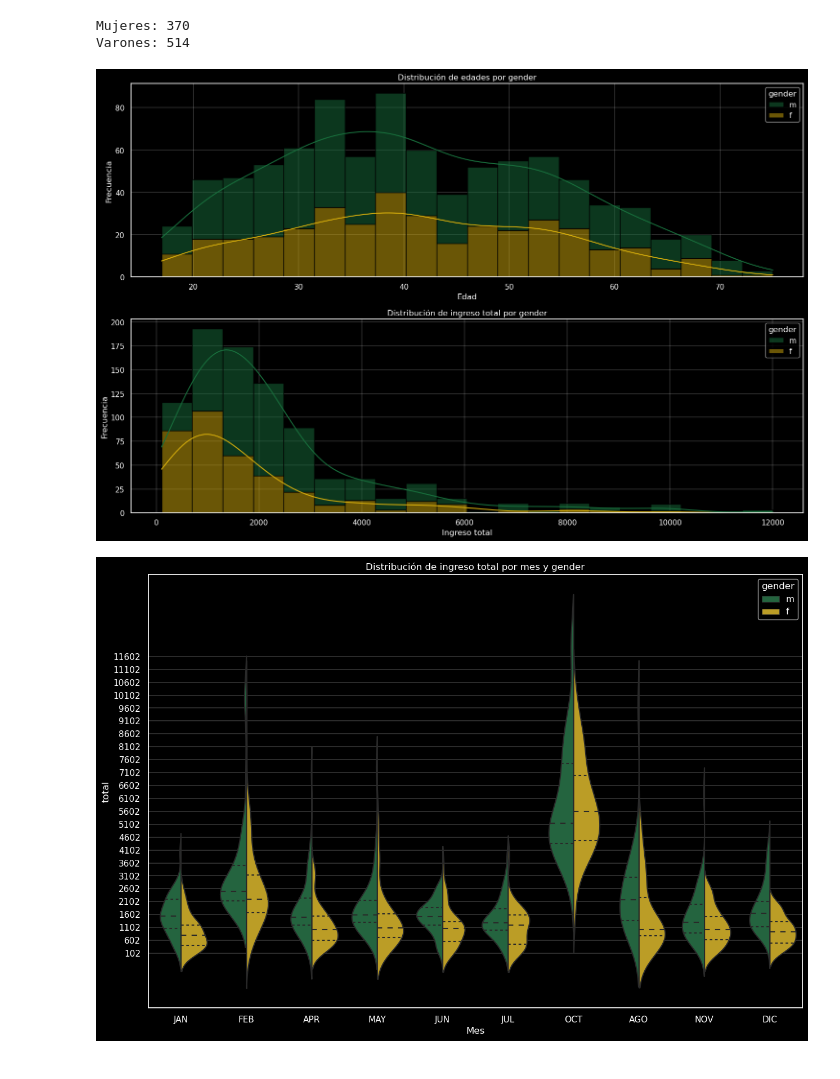
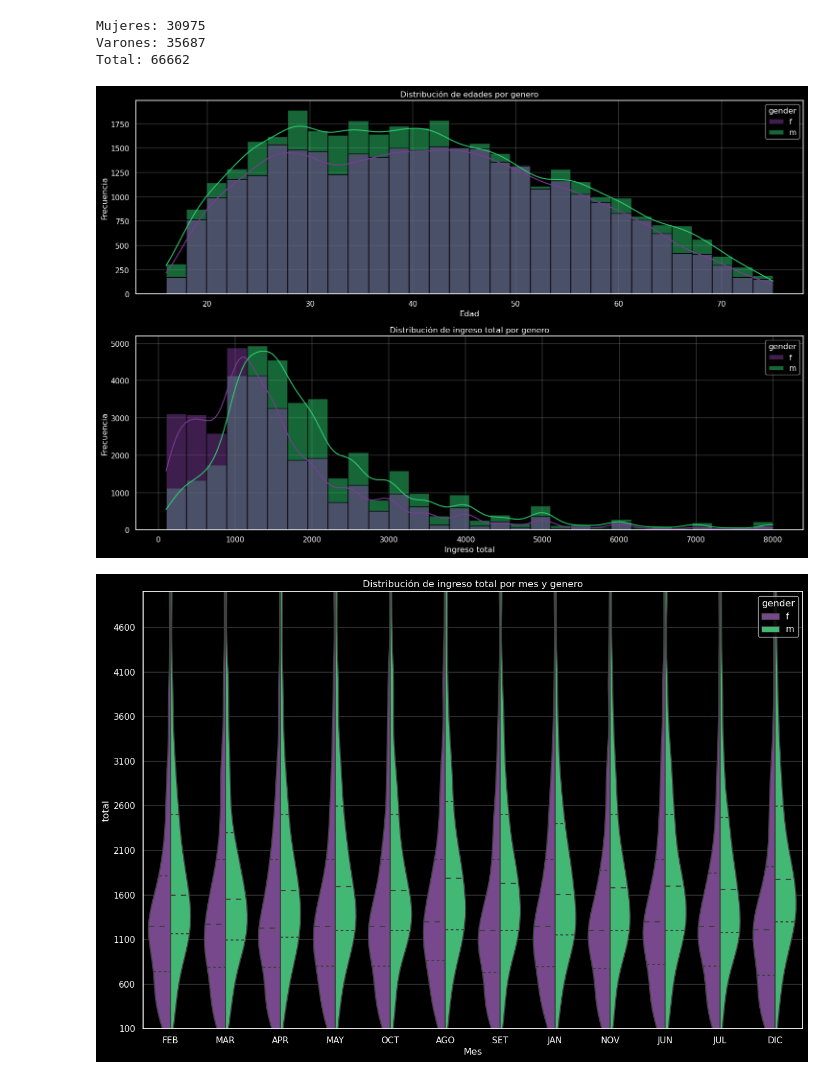
Before and after one commit to maufranzar/aipy, a Jupyter notebook: notebook/0.3_DAE.ipynb, the cells around one changed output. Cells and saved outputs as stored; diff of their text form; code cells hidden in the pictures.

```diff
--- a/notebook/0.3_DAE.ipynb
+++ b/notebook/0.3_DAE.ipynb
@@ -1,23 +19,17 @@
 # %%
-import pandas as pd
-import numpy as np
-import matplotlib.pyplot as plt
-import seaborn as sns
-import warnings
-warnings.filterwarnings('ignore')
+# Cargamos el DataFrame
 
-# Cargamos el DataFrame
-# Ingresos totales [100,10000] y edad [16,75]
 df = pd.read_csv('../data/processed/df.csv')
 
 # Datasets filtrado por gender
-df_m = df[df['gender'] == 'm']    #424
-df_f = df[df['gender'] == 'f']    #299
+df_m = df[df['gender'] == 'm']    # masculino
+df_f = df[df['gender'] == 'f']    # femenino
 
 df_m.to_csv('../data/processed/df_m.csv', index=False)
 df_f.to_csv('../data/processed/df_f.csv', index=False)
 
-print(f'Mujeres: {df_f.shape[0]} \nVarones: {df_m.shape[0]}')
+print(f'Mujeres: {df_f.shape[0]} \nVarones: {df_m.shape[0]} \nTotal: {df.shape[0]}')
 # %% [output]
-Mujeres: 370
-Varones: 514
+Mujeres: 30975
+Varones: 35687
+Total: 66662
@@ -34,38 +36,39 @@ plt.rcParams['figure.figsize'] = (12,10)
 # %%
 # Histplot: Distribución de edades por gender
 fig, ax = plt.subplots(2,figsize=(15,10))
 
 sns.histplot(data=df,x="years",hue="gender",ax=ax[0],
-             kde=True,bins=20,
-             legend=True,multiple="stack",edgecolor='black',
-             palette={'m':'#196F3D','f':'#D4AC0D'})
-ax[0].set_title('Distribución de edades por gender')
+             kde=True,bins=30,
+             legend=True,multiple="layer",edgecolor='black',
+             palette={'m':'#2ECC71','f':'#7D3C98'})
+ax[0].set_title('Distribución de edades por genero')
 ax[0].set_xlabel('Edad')
 ax[0].set_ylabel('Frecuencia')
 
 sns.histplot(data=df,x="total",hue="gender",ax=ax[1],
-             kde=True,bins=20,
-             legend=True,multiple="stack",edgecolor='black',
-             palette={'m':'#196F3D','f':'#D4AC0D'})
-ax[1].set_title('Distribución de ingreso total por gender')
+             kde=True,bins=30,
+             legend=True,multiple="layer",edgecolor='black',
+             palette={'m':'#2ECC71','f':'#7D3C98'})
+ax[1].set_title('Distribución de ingreso total por genero')
 ax[1].set_xlabel('Ingreso total')
 ax[1].set_ylabel('Frecuencia')
 
 plt.tight_layout()
 plt.show()
 # %% [output]
-[figure, old version]
+[figure, new version]
 # %%
 # violinplot: Distribucion de ingreso total por mes y gender
 fig, ax = plt.subplots(figsize=(15,10))
 sns.violinplot(data=df,x="month",y="total",hue="gender",
-               split=True,inner="quartile",ax=ax,
-               palette={'m':'#196F3D','f':'#D4AC0D'})
-ax.set_title('Distribución de ingreso total por mes y gender')
+               split=True,inner="quart",ax=ax,
+               palette={'m':'#2ECC71','f':'#7D3C98'})
+ax.set_title('Distribución de ingreso total por mes y genero')
 ax.set_xlabel('Mes')
-y_ticks = np.arange(df['total'].min(), df['total'].max(), step=500)
+y_ticks = np.arange(100, 5000, step=500)
 plt.yticks(y_ticks)
+ax.set_ylim([100, 5000])  # Estableciendo los límites del eje y
 ax.set_ylabel('total')
 plt.show()
 # %% [output]
-[figure, old version]
+[figure, new version]
```
Also changed, not shown: parts of 2 cells of this notebook, 9 other files.
